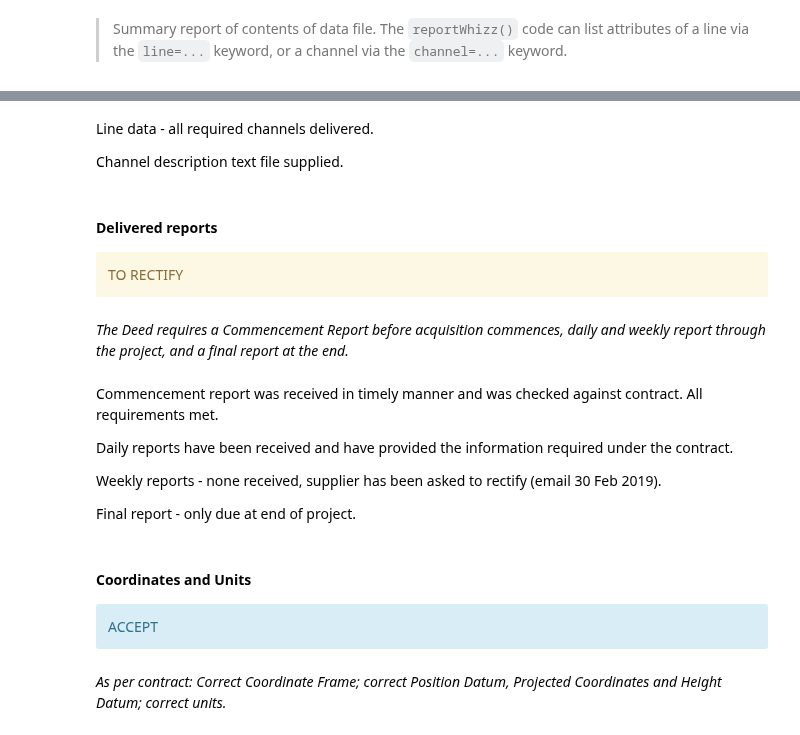
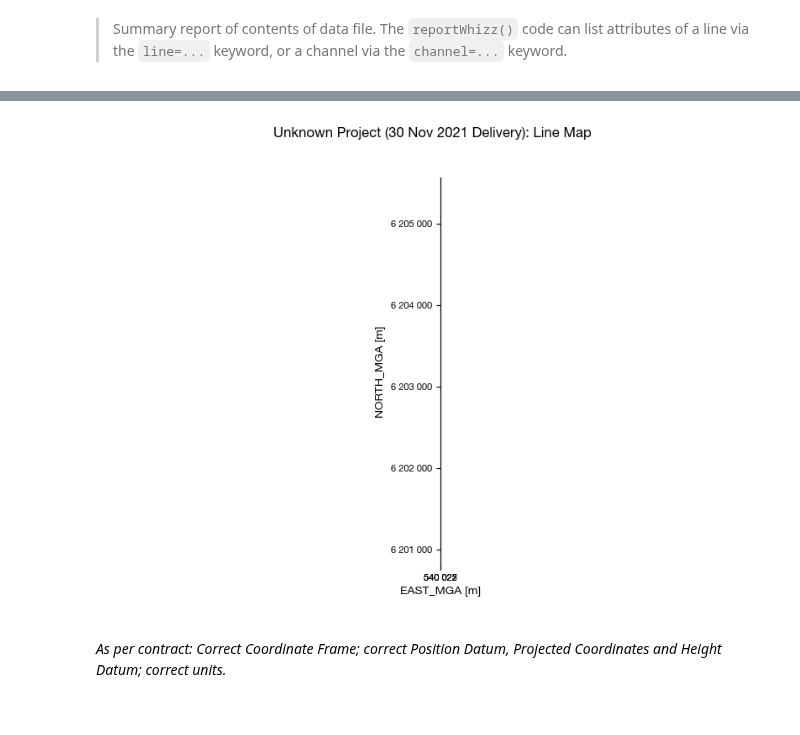
Before and after one commit to GeoscienceAustralia/galileoQC, a Jupyter notebook: examples/Airmag_GDF/Test_AirGravQC_mag_gdf.ipynb, the cells around one changed output, grey strips where cells are left out. Drawn from its saved outputs; the diff is of its cells as text; code cells hidden in the pictures.

```diff
--- a/examples/Airmag_GDF/Test_AirGravQC_mag_gdf.ipynb
+++ b/examples/Airmag_GDF/Test_AirGravQC_mag_gdf.ipynb
@@ -495,8 +129,0 @@ qc.updateProject(EastVicHDF_plan, acquirer='Sander Geophysics', blockID=block_na
-# %%
-qc.updateCoordFrame(EastVicHDF_plan, x='W84_UTM_55S_X_m', y='W84_UTM_55S_Y_m', alt='Drape_m')
-qc.updateCoordFrame(EastVicHDF_plan, geoDatum='WGS84', projection='UTM', utmz='55')
-qc.updateLineAttributes(EastVicHDF_plan, line_type='SGL_GA')
-# %%
-qc.updateChannelAttributes(EastVicHDF_plan, 'W84_UTM_55S_X_m', units='m')
-qc.updateChannelAttributes(EastVicHDF_plan, 'W84_UTM_55S_Y_m', units='m')
-qc.updateChannelAttributes(EastVicHDF_plan, 'Drape_m', units='m')
@@ -511,30 +129,0 @@ qc.xyzToHDF(Path(stumpXYZ_file), projectName='Blackstump')
-# %%
-block_name = 'Prelim Blackstump Data'
-qc.updateProject(stumpHDF_file, acquirer='Welcome Swallow', blockID=block_name)
-qc.updateCoordFrame(stumpHDF_file, lat='lat', lon='lon', x='X_gda94', y='Y_gda94', time='time', alt='altitude')
-qc.updateCoordFrame(stumpHDF_file, geoDatum='GDA94', htDatum='GDA94', projection='MGA', utmz='50')
-# %%
-qc.updateChannelAttributes(stumpHDF_file, 'altitude', units='m')
-qc.updateChannelAttributes(stumpHDF_file, 'altitude_ftp', units='m')
-qc.updateChannelAttributes(stumpHDF_file, 'Drape', units='m', description='Planned Height')
-qc.updateChannelAttributes(stumpHDF_file, 'eastvelocity', units='m/s')
-qc.updateChannelAttributes(stumpHDF_file, 'heading', units='radian')
-qc.updateChannelAttributes(stumpHDF_file, 'lat', units='degree')
-qc.updateChannelAttributes(stumpHDF_file, 'lon', units='degree')
-qc.updateChannelAttributes(stumpHDF_file, 'northvelocity', units='m/s')
-qc.updateChannelAttributes(stumpHDF_file, 'pitch', units='radian')
-qc.updateChannelAttributes(stumpHDF_file, 'roll', units='radian')
-qc.updateChannelAttributes(stumpHDF_file, 'runnumber', description='Flight number')
-qc.updateChannelAttributes(stumpHDF_file, 'Terrain', units='m')
-qc.updateChannelAttributes(stumpHDF_file, 'time', units='s')
-qc.updateChannelAttributes(stumpHDF_file, 'YYMMDD')
-qc.updateChannelAttributes(stumpHDF_file, 'X_gda94', units='metre')
-qc.updateChannelAttributes(stumpHDF_file, 'Y_gda94', units='metre')
-qc.updateChannelAttributes(stumpHDF_file, 'X_wgs84', units='metre')
-qc.updateChannelAttributes(stumpHDF_file, 'Y_wgs84', units='metre')
-qc.updateChannelAttributes(stumpHDF_file, 'FAraw_Txx', units='eotvos')
-qc.updateChannelAttributes(stumpHDF_file, 'FAraw_Txy', units='eotvos')
-qc.updateChannelAttributes(stumpHDF_file, 'FAraw_Txz', units='eotvos')
-qc.updateChannelAttributes(stumpHDF_file, 'FAraw_Tyy', units='eotvos')
-qc.updateChannelAttributes(stumpHDF_file, 'FAraw_Tyz', units='eotvos')
-qc.updateChannelAttributes(stumpHDF_file, 'FAraw_Tzz', units='eotvos')
@@ -596,27 +130,7 @@ PASS
-# %% [markdown]
-Line data - all required channels delivered.
-
-Channel description text file supplied.
-# %% [markdown]
-#### Delivered reports
-<div class="alert alert-block alert-warning">
-TO RECTIFY
-<div>
-# %% [markdown]
-*The Deed requires a Commencement Report before acquisition commences, daily and weekly report through the project, and a final report at the end.*
-# %% [markdown]
-Commencement report was received in timely manner and was checked against contract. All requirements met.
-
-Daily reports have been received and have provided the information required under the contract.
-
-Weekly reports - none received, supplier has been asked to rectify (email 30 Feb 2019).
-
-Final report - only due at end of project.
-# %% [markdown]
-#### Coordinates and Units
-<div class="alert alert-block alert-info">
-ACCEPT
-<div>
+# %%
+qc.linesMap([muppetHDF_file])
+# %% [output]
+[figure, added]
 # %% [markdown]
 *As per contract: Correct Coordinate Frame; correct Position Datum, Projected Coordinates and Height Datum; correct units.*
 # %% [markdown]
```
Also changed, not shown: parts of 213 cells of this notebook, 36 other files.
